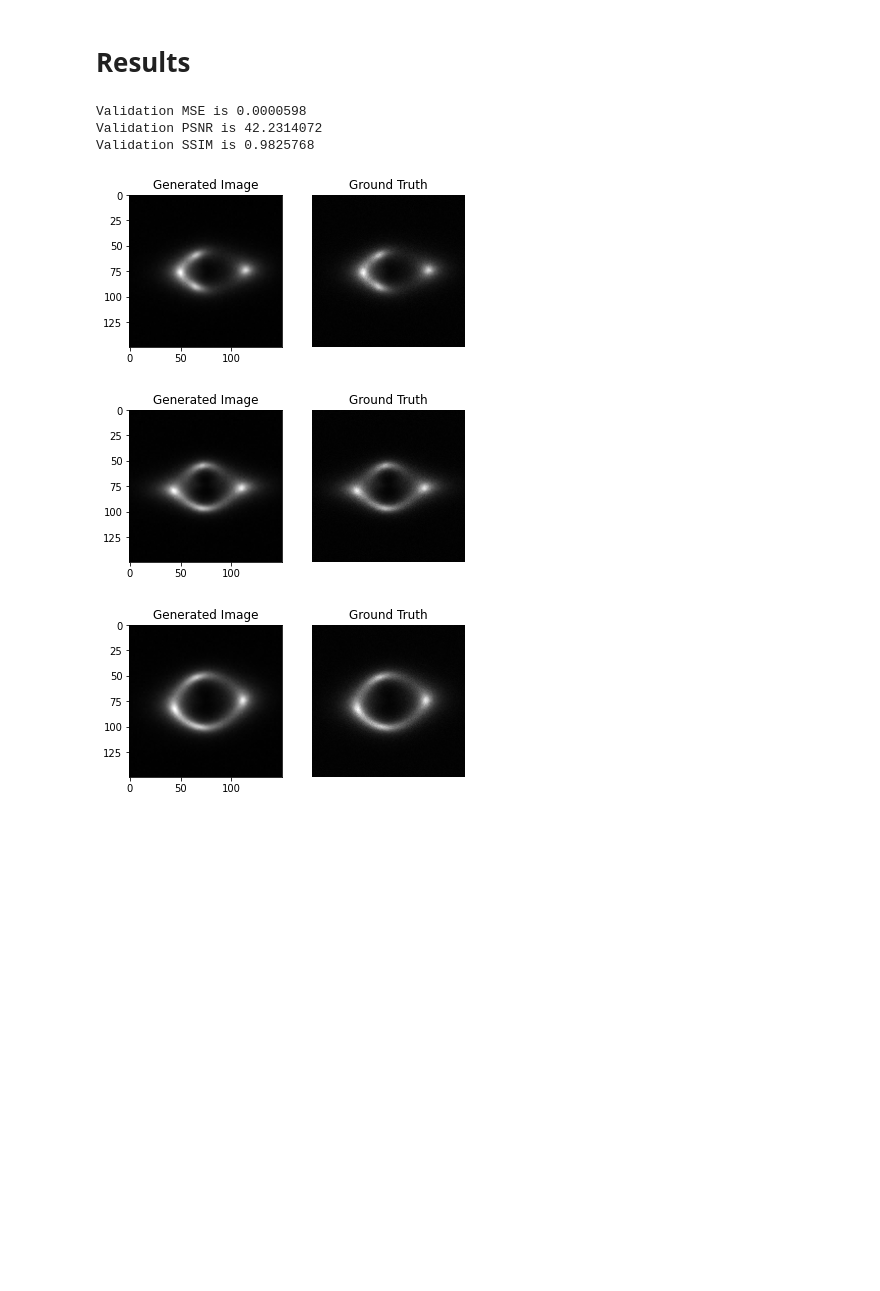
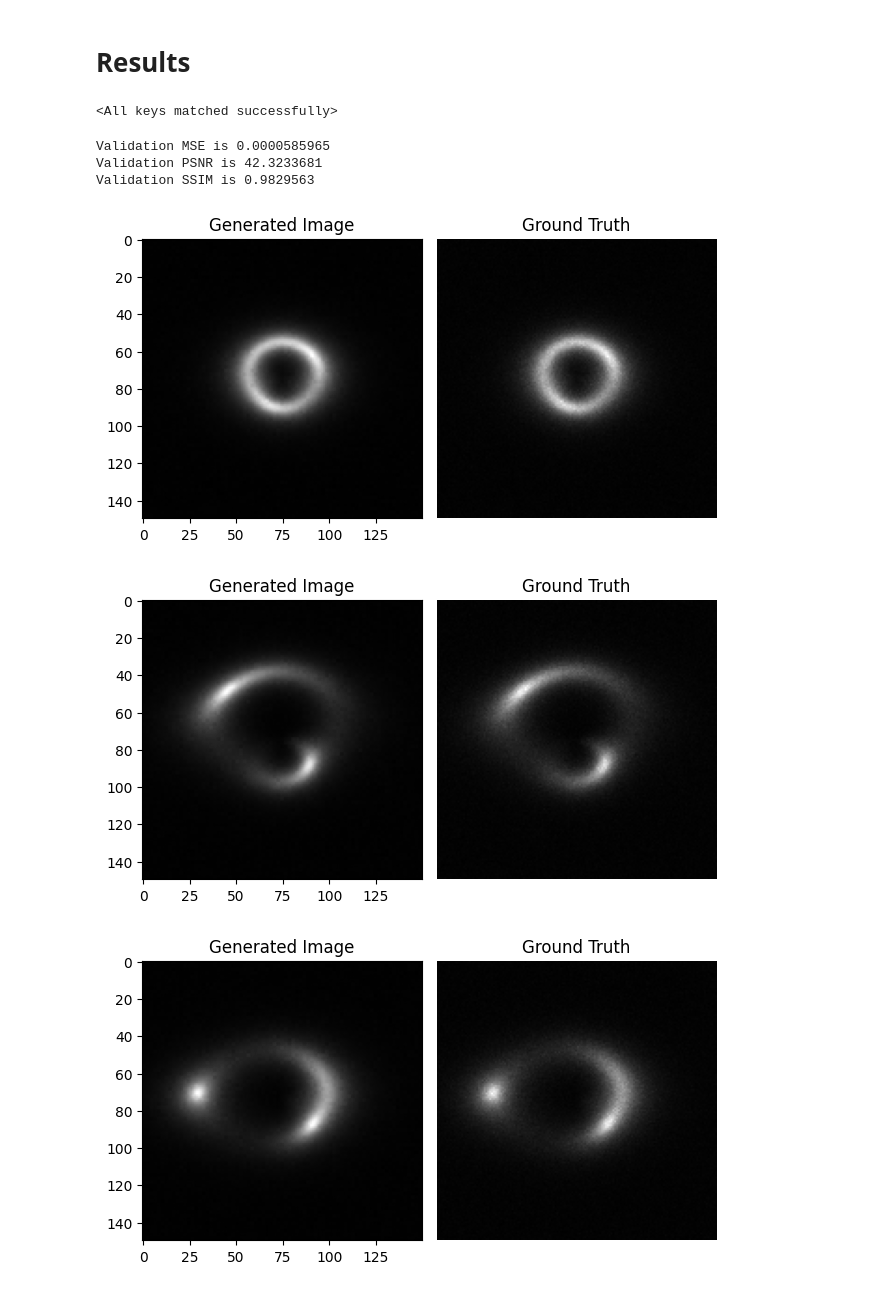
Before and after one commit to AminMohamed-3/DeepLense, a Jupyter notebook: Test_VI_Image_Super_resolution.ipynb, the cells around one changed output. Cells and saved outputs as stored; diff of their text form; code cells hidden in the pictures; blank space fills up the shorter version.

```diff
--- a/Test_VI_Image_Super_resolution.ipynb
+++ b/Test_VI_Image_Super_resolution.ipynb
@@ -190,14 +194,14 @@ train_dataset, test_dataset = torch.utils.data.random_split(
     dataset, (train_count, test_count)
 )
 
-loader = DataLoader(train_dataset, batch_size=32,shuffle=False)
-val_loader = DataLoader(test_dataset,batch_size=32,shuffle=False)
+loader = DataLoader(train_dataset, batch_size=16,shuffle=False)
+val_loader = DataLoader(test_dataset,batch_size=16,shuffle=False)
 # %%
 model = Generator().to(device)
-model_opt = optim.Adam(model.parameters(),lr=3e-4)
+model_opt = optim.Adam(model.parameters(),lr=1e-4)
 mse = nn.MSELoss()
 bce = nn.BCEWithLogitsLoss()
-scheduler = optim.lr_scheduler.ReduceLROnPlateau(model_opt, mode='min', factor=0.1, patience=4)
+scheduler = optim.lr_scheduler.ReduceLROnPlateau(model_opt, mode='min', factor=0.9, patience=4)
 # %% [markdown]
 # **Evaluation**
 # %%
@@ -232,5 +240,6 @@ def evaluate(model,dataloader):
 # %%
-for epoch in range(20):
+best_pnsr = 0
+for epoch in range(30):
 
   losses = []
 
@@ -253,6 +262,17 @@ for epoch in range(20):
   avg_loss = sum(losses) / len(losses)
 
   avg_val_loss, avg_val_psnr, avg_val_ssim = evaluate(model,val_loader)
+  if avg_val_psnr < best_pnsr:
+        # Update the best validation score
+        best_pnsr = avg_val_psnr
+
+        # Save the model state dictionary and other information
+        torch.save({
+            'epoch': epoch,
+            'model_state_dict': model.state_dict(),
+            'optimizer_state_dict': model_opt.state_dict(),
+            'val_score': avg_val_psnr
+        }, 'best_model.pth')
   scheduler.step(avg_val_loss)
   print(f"\nEpoch No. {1+epoch}\n======\n")
   print(f"Training Loss is {avg_loss:.7f}, Validation Loss is {avg_val_loss:.7f}")
@@ -348,43 +368,50 @@ Validation SSIM is 0.9828514
 # %% [markdown]
 # **Results**
+# %%
+checkpoint = torch.load('best_model.pth')
+model.load_state_dict(checkpoint['model_state_dict'])
+# %% [output]
+<All keys matched successfully>
 # %%
 avg_val_loss, avg_val_psnr, avg_val_ssim = evaluate(model,val_loader)
 
-print(f"Validation MSE is {avg_val_loss:.7f}")
+print(f"Validation MSE is {avg_val_loss:.10f}")
 print(f"Validation PSNR is {avg_val_psnr:.7f}")
 print(f"Validation SSIM is {avg_val_ssim:.7f}")
 # %% [output]
-Validation MSE is 0.0000598
-Validation PSNR is 42.2314072
-Validation SSIM is 0.9825768
+Validation MSE is 0.0000585965
+Validation PSNR is 42.3233681
+Validation SSIM is 0.9829563
 # %%
 for i,(hr,lr) in enumerate(val_loader):
   lr = lr.to(device)
-  generated = model(lr[21].unsqueeze(0))
+  generated = model(lr[8].unsqueeze(0))
   generated = generated.squeeze(0)
   generated = generated.permute(1, 2 ,0)
 
-  hr = hr[21]
+  hr = hr[8]
   hr = hr.permute(1,2,0)
 
 
   fig, (ax1, ax2) = plt.subplots(1, 2)
 
   # plot the generated image on the left subplot
   plt.axis("off")
   ax1.imshow(generated.detach().cpu().numpy(),cmap='gray')
   ax1.set_title('Generated Image')
 
   # plot the high-resolution image on the right subplot
   plt.axis("off")
   ax2.imshow(hr,cmap='gray')
   ax2.set_title('Ground Truth')
 
   # show the figure
+  plt.axis("off")
+  plt.tight_layout()
   plt.show()
   if i > 2:
     break
 # %% [output]
-[figure, old version]
+[figure, new version]
-[figure, old version]
+[figure, new version]
-[figure, old version]
+[figure, new version]
```
Also changed, not shown: parts of 7 cells of this notebook, 1 other file.
